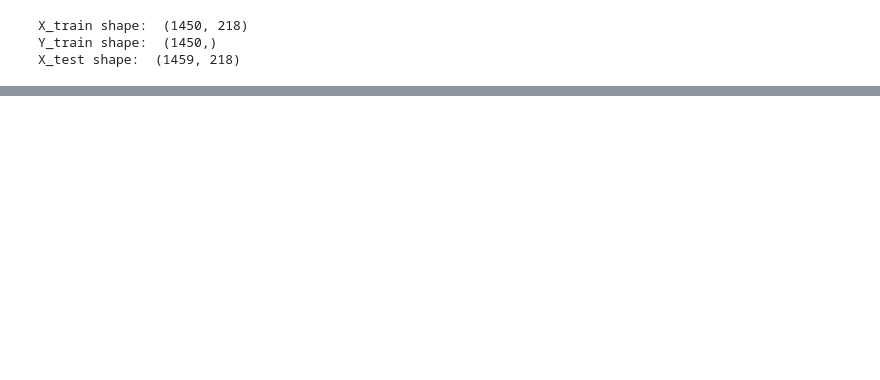
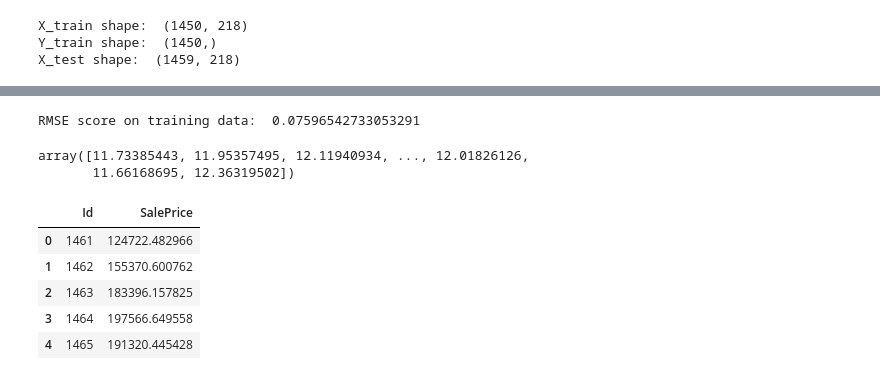
Before and after one commit to chongjason914/house-prices-prediction, a Jupyter notebook: house-prices-prediction.ipynb, the cells around one changed output, grey strips where cells are left out. Drawn from its saved outputs; the diff is of its cells as text; code cells hidden in the pictures; blank space fills up the shorter version.

```diff
--- a/house-prices-prediction.ipynb
+++ b/house-prices-prediction.ipynb
@@ -614,0 +724,4 @@ def cv_rmse(model, )
+# %%
+lgb_model_full_data = lightgbm.fit(X_train, Y_train)
+# %%
+xgb_model_full_data = xgboost.fit(X_train, Y_train)
@@ -614,0 +730,36 @@ def cv_rmse(model, )
+# %%
+# Blend models and get predictions
+
+def blended_predictions(X):
+    return ((0.05 * ridge_model_full_data.predict(X)) + \
+            (0.05 * lasso_model_full_data.predict(X)) + \
+            (0.05 * elastic_model_full_data.predict(X)) + \
+            (0.05 * rf_model_full_data.predict(X)) + \
+            (0.05 * svr_model_full_data.predict(X)) + \
+            (0.05 * gbr_model_full_data.predict(X)) + \
+            (0.05 * lgb_model_full_data.predict(X)) + \
+            (0.05 * xgb_model_full_data.predict(X)) + \
+            (0.6 * stack_gen_model.predict(np.array(X))))
+# %%
+# Get final predictions from the blended model
+
+blended_score = rmse(Y_train, blended_predictions(X_train))
+print("RMSE score on training data: ", blended_score)
+# %% [output]
+RMSE score on training data:  0.07596542733053291
+# %%
+Y_pred = blended_predictions(X_test)
+Y_pred
+# %% [output]
+array([11.73385443, 11.95357495, 12.11940934, ..., 12.01826126,
+       11.66168695, 12.36319502])
+# %%
+blended_submission = pd.DataFrame({'Id': test_id, 'SalePrice': np.expm1(Y_pred)})
+blended_submission.head()
+# %% [output]
+|  | Id | SalePrice |
+| 0 | 1461 | 124722.482966 |
+| 1 | 1462 | 155370.600762 |
+| 2 | 1463 | 183396.157825 |
+| 3 | 1464 | 197566.649558 |
+| 4 | 1465 | 191320.445428 |
```
Also changed, not shown: parts of 24 cells of this notebook.
